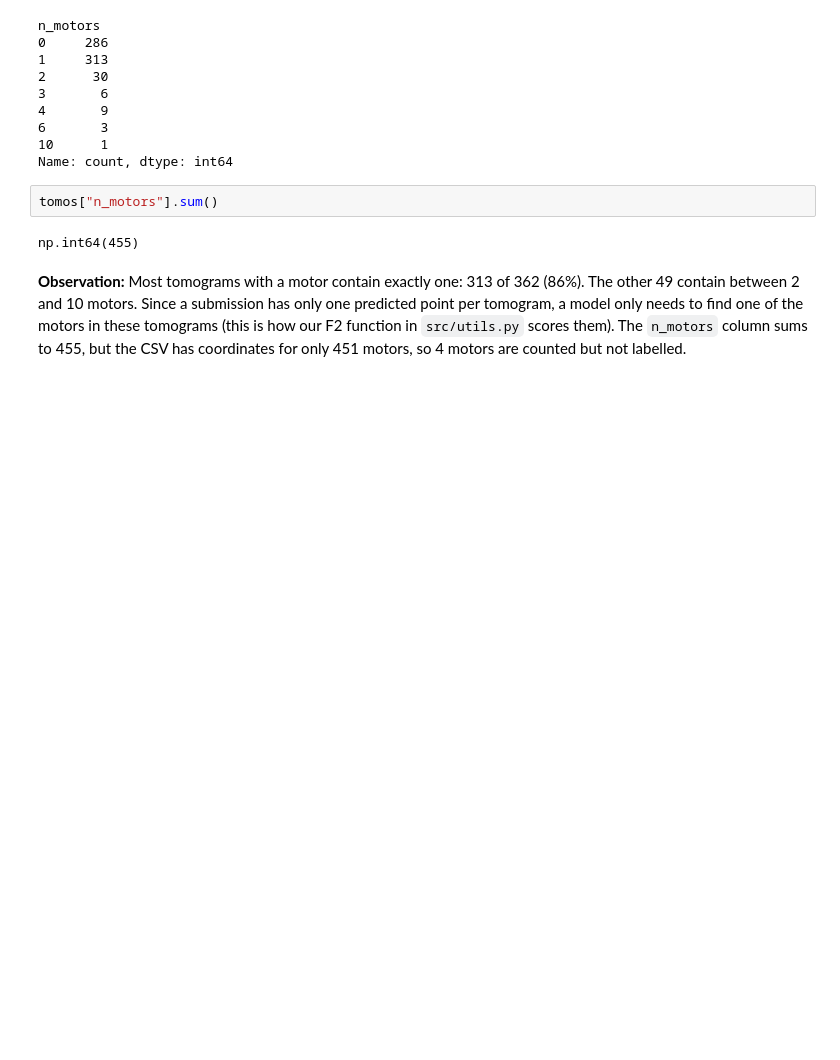
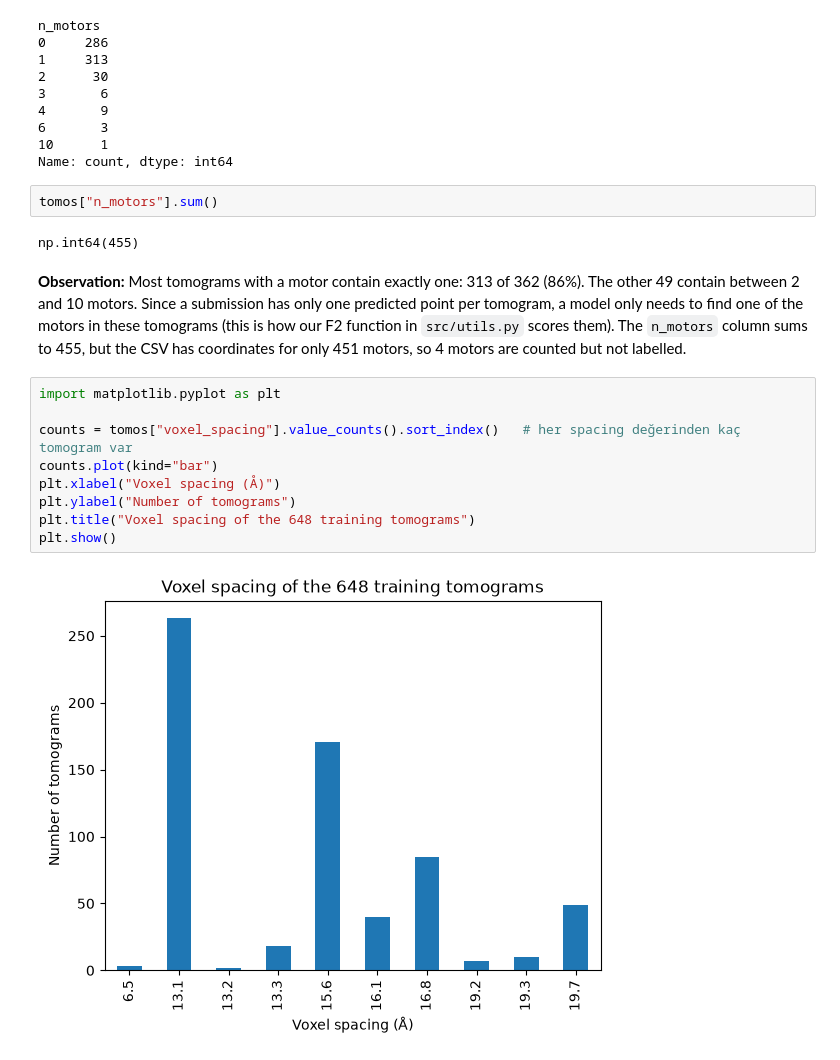
Before and after one commit to ceng313-2026/GROUP10_CENG313, a Jupyter notebook: notebooks/drafts/kaan_eda.ipynb, the cells around one changed output. Cells and saved outputs as stored; diff of their text form; blank space fills up the shorter version.

Commit message:
eda: voxel spacing and tomogram size distributions

```diff
--- a/notebooks/drafts/kaan_eda.ipynb
+++ b/notebooks/drafts/kaan_eda.ipynb
@@ -87,3 +87,14 @@ tomos["n_motors"].sum()
 np.int64(455)
 # %% [markdown]
 **Observation:** Most tomograms with a motor contain exactly one: 313 of 362 (86%). The other 49 contain between 2 and 10 motors. Since a submission has only one predicted point per tomogram, a model only needs to find one of the motors in these tomograms (this is how our F2 function in `src/utils.py` scores them). The `n_motors` column sums to 455, but the CSV has coordinates for only 451 motors, so 4 motors are counted but not labelled.
+# %%
+import matplotlib.pyplot as plt
+
+counts = tomos["voxel_spacing"].value_counts().sort_index()   # her spacing değerinden kaç tomogram var
+counts.plot(kind="bar")
+plt.xlabel("Voxel spacing (Å)")
+plt.ylabel("Number of tomograms")
+plt.title("Voxel spacing of the 648 training tomograms")
+plt.show()
+# %% [output]
+[figure, added]
```
Also changed, not shown: parts of 4 cells of this notebook.
